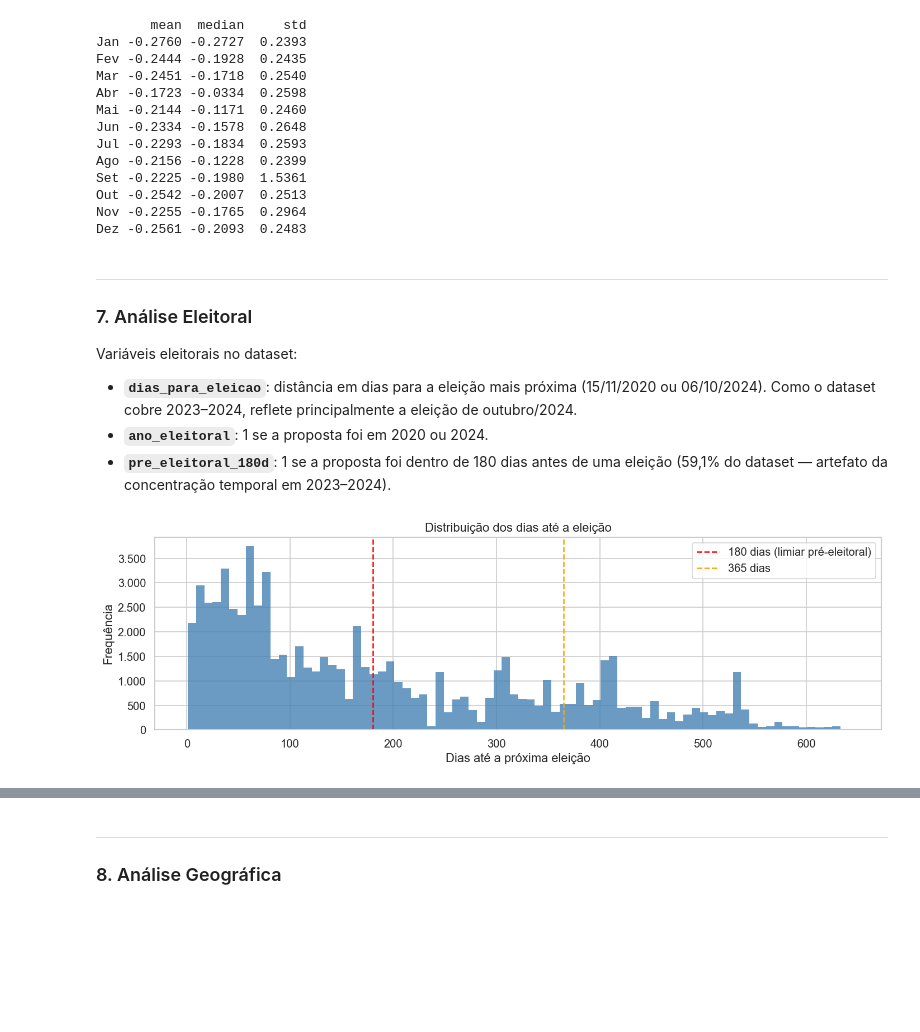
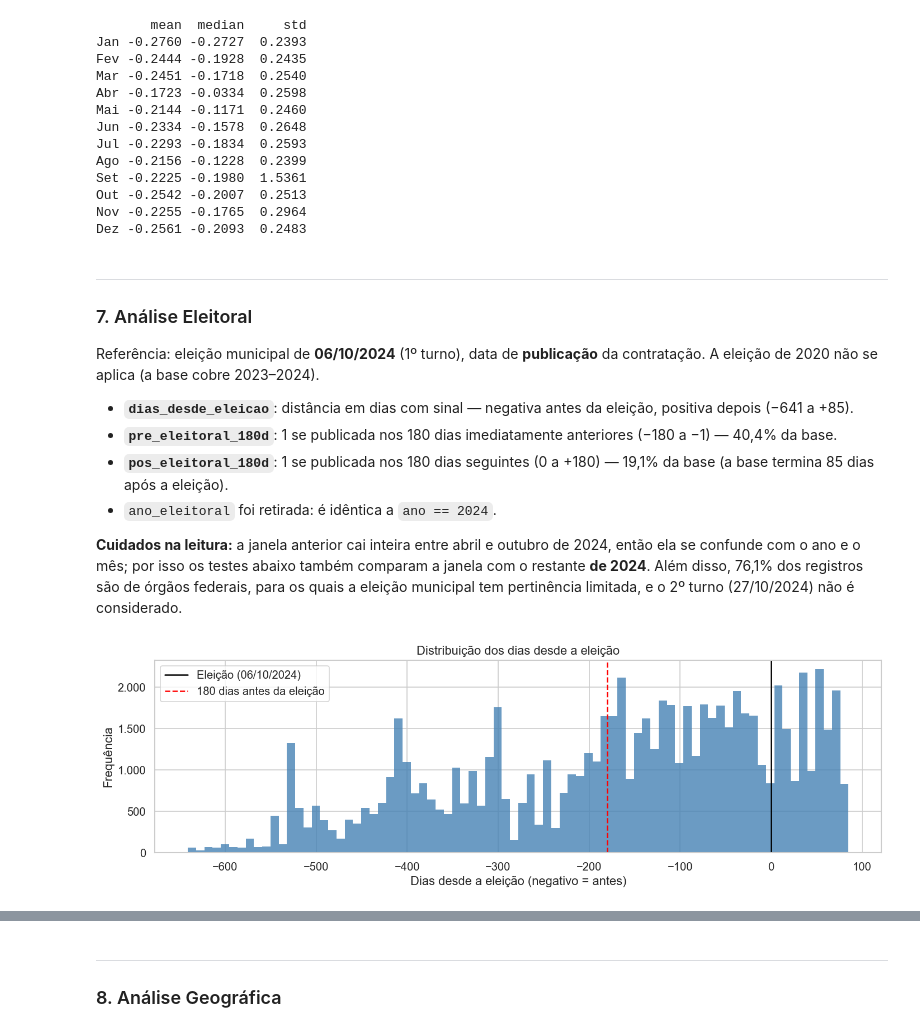
Before and after one commit to leticiagomesilva/Deteccao-Propostas-Anomalas-Licitacoes, a Jupyter notebook: notebooks/07_eda.ipynb, the cells around one changed output, grey strips where cells are left out. Cells and saved outputs as stored; diff of their text form; code cells hidden in the pictures; blank space fills up the shorter version.

```diff
--- a/notebooks/07_eda.ipynb
+++ b/notebooks/07_eda.ipynb
@@ -493,26 +493,30 @@ Dez -0.2561 -0.2093  0.2483
 ---
 ### 7. Análise Eleitoral
 
-Variáveis eleitorais no dataset:
-- **`dias_para_eleicao`**: distância em dias para a eleição mais próxima (15/11/2020 ou 06/10/2024).
-  Como o dataset cobre 2023–2024, reflete principalmente a eleição de outubro/2024.
-- **`ano_eleitoral`**: 1 se a proposta foi em 2020 ou 2024.
-- **`pre_eleitoral_180d`**: 1 se a proposta foi dentro de 180 dias antes de uma eleição
-  (59,1% do dataset — artefato da concentração temporal em 2023–2024).
+Referência: eleição municipal de **06/10/2024** (1º turno), data de **publicação** da contratação. A eleição de 2020 não se aplica (a base cobre 2023–2024).
+
+- **`dias_desde_eleicao`**: distância em dias com sinal — negativa antes da eleição, positiva depois (−641 a +85).
+- **`pre_eleitoral_180d`**: 1 se publicada nos 180 dias imediatamente anteriores (−180 a −1) — 40,4% da base.
+- **`pos_eleitoral_180d`**: 1 se publicada nos 180 dias seguintes (0 a +180) — 19,1% da base (a base termina 85 dias após a eleição).
+- `ano_eleitoral` foi retirada: é idêntica a `ano == 2024`.
+
+**Cuidados na leitura:** a janela anterior cai inteira entre abril e outubro de 2024, então ela se confunde com o ano e o mês; por isso os testes
+abaixo também comparam a janela com o restante **de 2024**. Além disso, 76,1% dos registros são de órgãos federais, para os quais a eleição municipal
+tem pertinência limitada, e o 2º turno (27/10/2024) não é considerado.
 # %%
 fig, ax = plt.subplots(figsize=(12, 4))
-ax.hist(df['dias_para_eleicao'], bins=80, color='steelblue', alpha=0.8, edgecolor='none')
-ax.axvline(180, color='red', linestyle='--', label='180 dias (limiar pré-eleitoral)')
-ax.axvline(365, color='orange', linestyle='--', label='365 dias')
-ax.set_title('Distribuição dos dias até a eleição')
-ax.set_xlabel('Dias até a próxima eleição')
+ax.hist(df['dias_desde_eleicao'], bins=80, color='steelblue', alpha=0.8, edgecolor='none')
+ax.axvline(0, color='black', linestyle='-', label='Eleição (06/10/2024)')
+ax.axvline(-180, color='red', linestyle='--', label='180 dias antes da eleição')
+ax.set_title('Distribuição dos dias desde a eleição')
+ax.set_xlabel('Dias desde a eleição (negativo = antes)')
 ax.set_ylabel('Frequência')
 ax.legend()
 fmt_eixo(ax, 'x', 0)
 fmt_eixo(ax, 'y', 0)
 plt.tight_layout()
 plt.savefig('figuras_tcc/image7.png', dpi=200, bbox_inches='tight')
 plt.show()
 # %% [output]
-[figure, old version]
+[figure, new version]
 # %%
```
Also changed, not shown: parts of 8 cells of this notebook, 26 other files.
